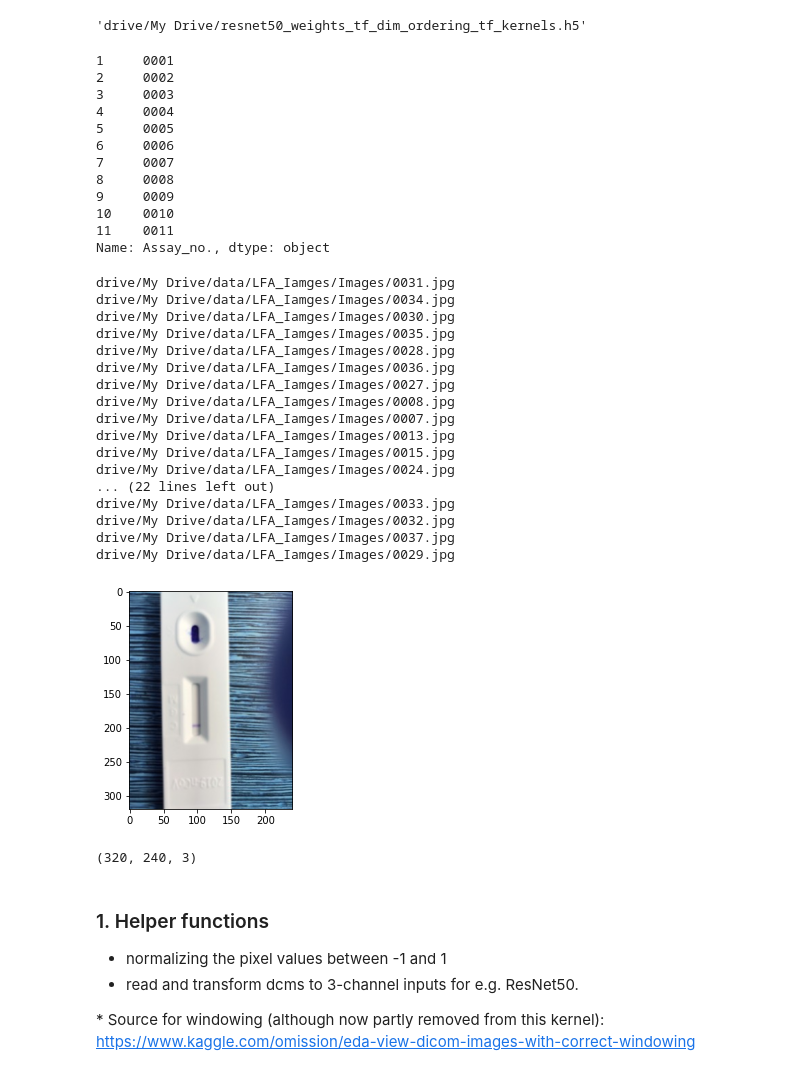
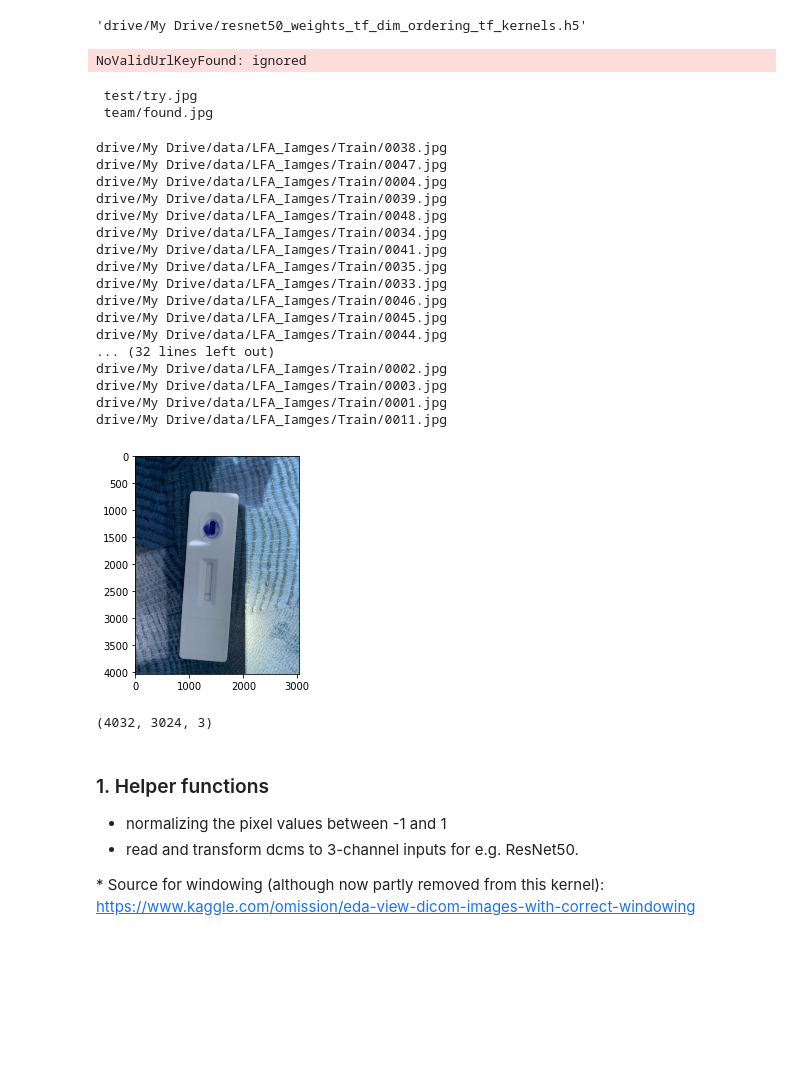
Before and after one commit to VeereshShringari/myKagglecode, a Jupyter notebook: resnet5_keras_baseline_COVID_LFLImages_15May.ipynb, the cells around one changed output. Saved outputs shown, nothing was run; the diff lists cells and outputs as text; code cells hidden in the pictures; blank space fills up the shorter version.

Commit message:
Link for the google sheet is not working

```diff
--- a/resnet5_keras_baseline_COVID_LFLImages_15May.ipynb
+++ b/resnet5_keras_baseline_COVID_LFLImages_15May.ipynb
@@ -88,7 +82,7 @@ import gspread
 from oauth2client.client import GoogleCredentials
 gc = gspread.authorize(GoogleCredentials.get_application_default())
 # %%
-wb = gc.open_by_url('https://docs.google.com/spreadsheets/d/1k2oYVB5FouB4ZR48A-Cu58maNiAcnHHLYaOUfEqhB28')
+wb = gc.open_by_url('https://drive.google.com/file/d/1Ft5UUPc2Hhbulh6TrPWLfg1uj8FMg7uB')
 sheet = wb.sheet1
 data = sheet.get_all_values()
 df_labels = pd.DataFrame(data)
@@ -103,15 +97,4 @@ df_labels['Assay_no.'].dtypes
 df_labels['Assay_no.'] = df_labels['Assay_no.'].apply(lambda x: '{0:0>4}'.format(x))
 df_labels['Assay_no.'].head(11)
 # %% [output]
-1     0001
-2     0002
-3     0003
-4     0004
-5     0005
-6     0006
-7     0007
-8     0008
-9     0009
-10    0010
-11    0011
-Name: Assay_no., dtype: object
+NoValidUrlKeyFound: ignored
@@ -118,52 +114,53 @@ Name: Assay_no., dtype: object
+# %%
+My_list  = ["test/try.jpeg", "team/found.jpg"]
+convert_jpeg(My_list)
+# %% [output]
+ test/try.jpg
+ team/found.jpg
 # %%
-import IPython.display as display
-from PIL import Image
-import numpy as np
-import matplotlib.pyplot as plt
-import os
-import pathlib
 
+images = list(data_dir.glob('drive/My Drive/data/LFA_Iamges/Train/*.jpg'))
+#images_path+=list(data_dir.glob('drive/My Drive/data/LFA_Iamges/Images/*.jpeg'))
 
+#convert_jpeg(images_path)
 
-data_dir = pathlib.Path(".")
-images = list(data_dir.glob('drive/My Drive/data/LFA_Iamges/Images/*.jpg'))
-#images+=list(data_dir.glob('drive/My Drive/data/LFA_Iamges/Images/*.jpeg'))
 #https://medium.com/my-world-with-python/how-to-rename-multiple-files-or-data-sets-which-is-in-google-drive-using-python-af6233849ee7
+
 new_width = 3000
 new_height = 1000
 for image_path in images:
     print(image_path)
     im = cv2.imread(str(image_path))
     #display.display(im)
     width, height,_ = im.shape   # Get dimensions
     if width < height:
       M = cv2.getRotationMatrix2D((height/2,width/2),90,1)
       im = cv2.warpAffine(im,M,(height,width))
     plt.imshow(im.astype('uint8'))
 plt.show()
 # %% [output]
-drive/My Drive/data/LFA_Iamges/Images/0031.jpg
-drive/My Drive/data/LFA_Iamges/Images/0034.jpg
-drive/My Drive/data/LFA_Iamges/Images/0030.jpg
-drive/My Drive/data/LFA_Iamges/Images/0035.jpg
-drive/My Drive/data/LFA_Iamges/Images/0028.jpg
-drive/My Drive/data/LFA_Iamges/Images/0036.jpg
-drive/My Drive/data/LFA_Iamges/Images/0027.jpg
-drive/My Drive/data/LFA_Iamges/Images/0008.jpg
-drive/My Drive/data/LFA_Iamges/Images/0007.jpg
-drive/My Drive/data/LFA_Iamges/Images/0013.jpg
-drive/My Drive/data/LFA_Iamges/Images/0015.jpg
-drive/My Drive/data/LFA_Iamges/Images/0024.jpg
-... (22 lines left out)
-drive/My Drive/data/LFA_Iamges/Images/0033.jpg
-drive/My Drive/data/LFA_Iamges/Images/0032.jpg
-drive/My Drive/data/LFA_Iamges/Images/0037.jpg
-drive/My Drive/data/LFA_Iamges/Images/0029.jpg
+drive/My Drive/data/LFA_Iamges/Train/0038.jpg
+drive/My Drive/data/LFA_Iamges/Train/0047.jpg
+drive/My Drive/data/LFA_Iamges/Train/0004.jpg
+drive/My Drive/data/LFA_Iamges/Train/0039.jpg
+drive/My Drive/data/LFA_Iamges/Train/0048.jpg
+drive/My Drive/data/LFA_Iamges/Train/0034.jpg
+drive/My Drive/data/LFA_Iamges/Train/0041.jpg
+drive/My Drive/data/LFA_Iamges/Train/0035.jpg
+drive/My Drive/data/LFA_Iamges/Train/0033.jpg
+drive/My Drive/data/LFA_Iamges/Train/0046.jpg
+drive/My Drive/data/LFA_Iamges/Train/0045.jpg
+drive/My Drive/data/LFA_Iamges/Train/0044.jpg
+... (32 lines left out)
+drive/My Drive/data/LFA_Iamges/Train/0002.jpg
+drive/My Drive/data/LFA_Iamges/Train/0003.jpg
+drive/My Drive/data/LFA_Iamges/Train/0001.jpg
+drive/My Drive/data/LFA_Iamges/Train/0011.jpg
-[figure, old version]
+[figure, new version]
 # %%
 im.shape
 # %% [output]
-(320, 240, 3)
+(4032, 3024, 3)
 # %% [markdown]
 ### 1. Helper functions
 
```
Also changed, not shown: parts of 7 cells of this notebook.
